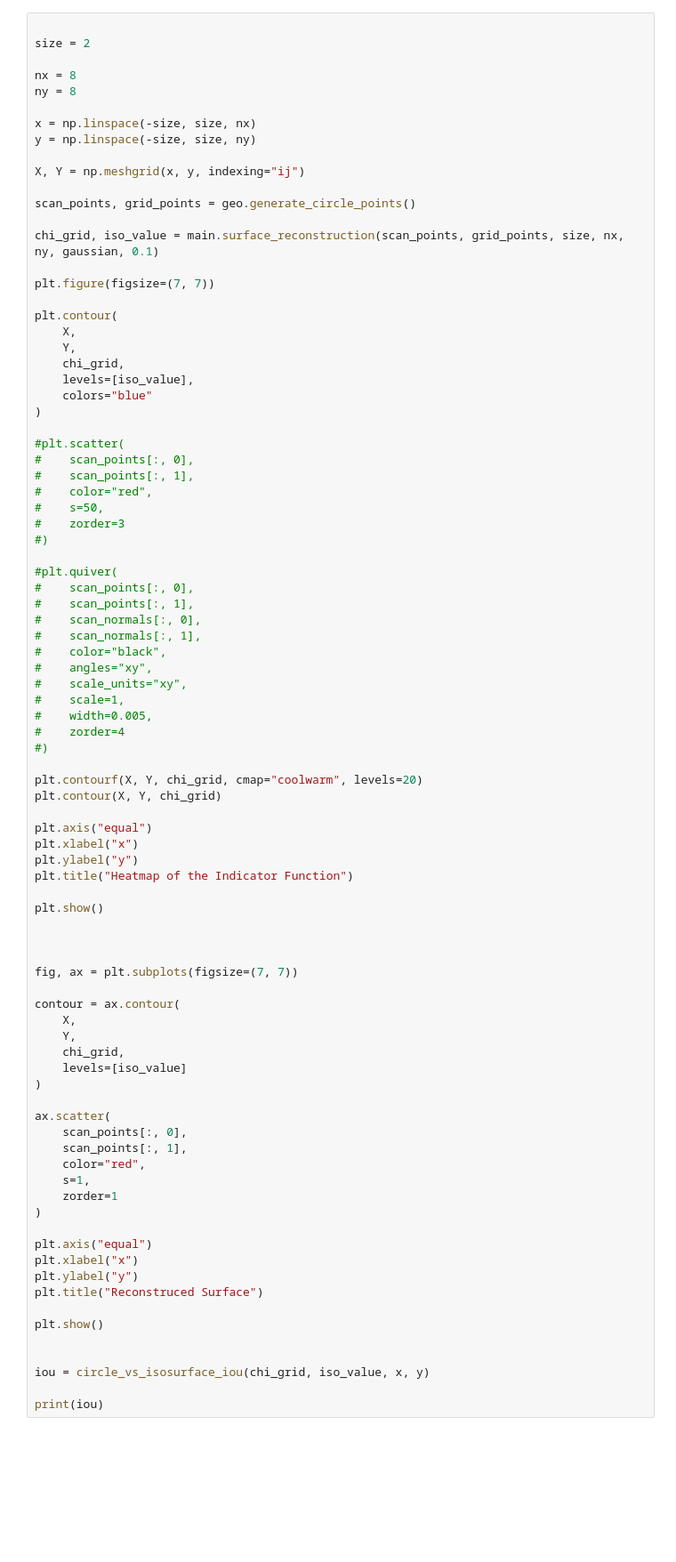
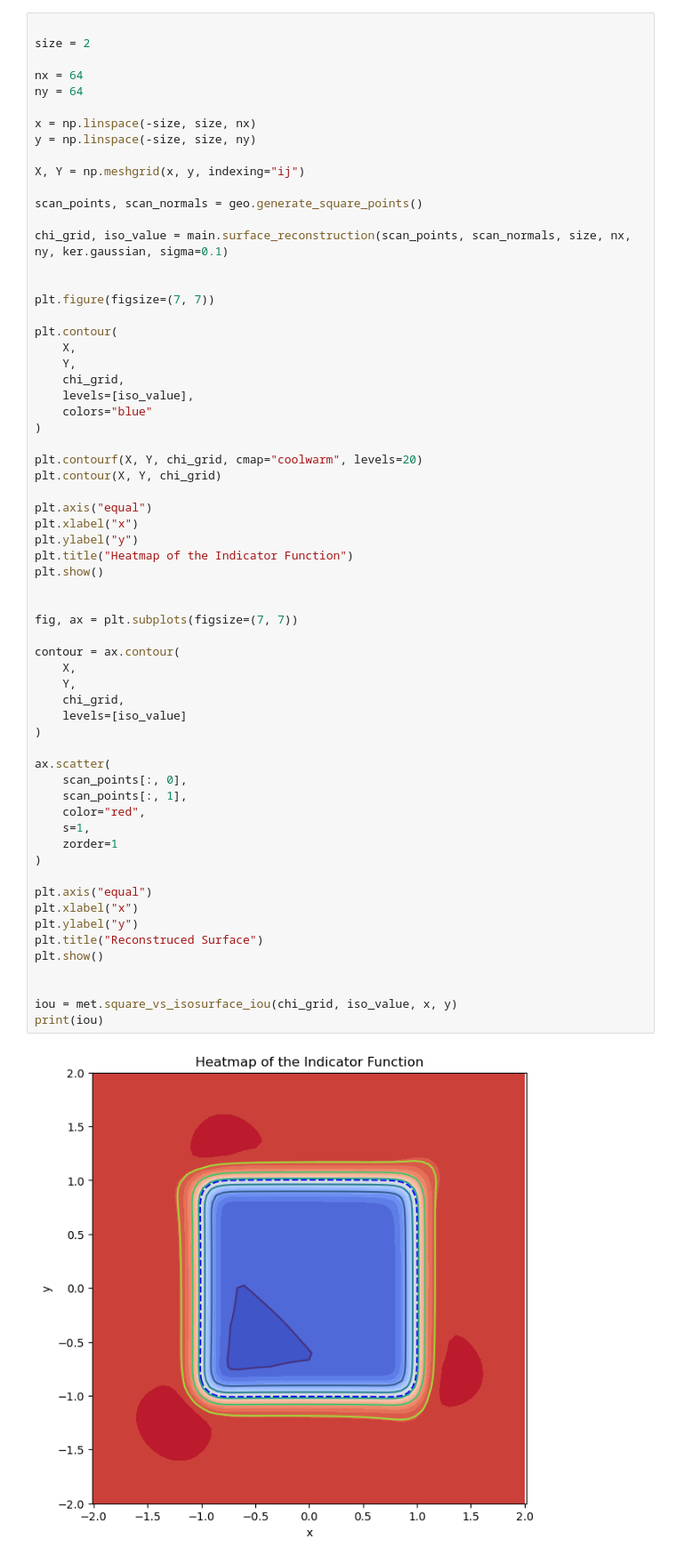
Before and after one commit to AviAmoeba/Quantum-Poisson-Surface-Reconstruction, a Jupyter notebook: PSR 2D/param_2D.ipynb, the cells around one changed output. Shown at 89% size. Saved outputs shown, nothing was run; the diff lists cells and outputs as text; blank space fills up the shorter version.

```diff
--- a/PSR 2D/param_2D.ipynb
+++ b/PSR 2D/param_2D.ipynb
@@ -25,17 +15,18 @@ def wendland_0(r2):
 
 size = 2
 
-nx = 8
-ny = 8
+nx = 64
+ny = 64
 
 x = np.linspace(-size, size, nx)
 y = np.linspace(-size, size, ny)
 
 X, Y = np.meshgrid(x, y, indexing="ij")
 
-scan_points, grid_points = geo.generate_circle_points()
+scan_points, scan_normals = geo.generate_square_points()
 
-chi_grid, iso_value = main.surface_reconstruction(scan_points, grid_points, size, nx, ny, gaussian, 0.1)
+chi_grid, iso_value = main.surface_reconstruction(scan_points, scan_normals, size, nx, ny, ker.gaussian, sigma=0.1)
+
 
 plt.figure(figsize=(7, 7))
 
@@ -47,27 +38,6 @@ plt.contour(
     colors="blue"
 )
 
-#plt.scatter(
-#    scan_points[:, 0],
-#    scan_points[:, 1],
-#    color="red",
-#    s=50,
-#    zorder=3
-#)
-
-#plt.quiver(
-#    scan_points[:, 0],
-#    scan_points[:, 1],
-#    scan_normals[:, 0],
-#    scan_normals[:, 1],
-#    color="black",
-#    angles="xy",
-#    scale_units="xy",
-#    scale=1,
-#    width=0.005,
-#    zorder=4
-#)
-
 plt.contourf(X, Y, chi_grid, cmap="coolwarm", levels=20)
 plt.contour(X, Y, chi_grid)
 
@@ -75,37 +45,34 @@ plt.axis("equal")
 plt.xlabel("x")
 plt.ylabel("y")
 plt.title("Heatmap of the Indicator Function")
-
 plt.show()
-
 
 
 fig, ax = plt.subplots(figsize=(7, 7))
 
 contour = ax.contour(
     X,
     Y,
     chi_grid,
     levels=[iso_value]
 )
 
 ax.scatter(
     scan_points[:, 0],
     scan_points[:, 1],
     color="red",
     s=1,
     zorder=1
 )
 
 plt.axis("equal")
 plt.xlabel("x")
 plt.ylabel("y")
 plt.title("Reconstruced Surface")
-
 plt.show()
 
 
-iou = circle_vs_isosurface_iou(chi_grid, iso_value, x, y)
-
+iou = met.square_vs_isosurface_iou(chi_grid, iso_value, x, y)
 print(iou)
 # %% [output]
+[figure, added]
```
Also changed, not shown: parts of 3 cells of this notebook, 7 other files.
